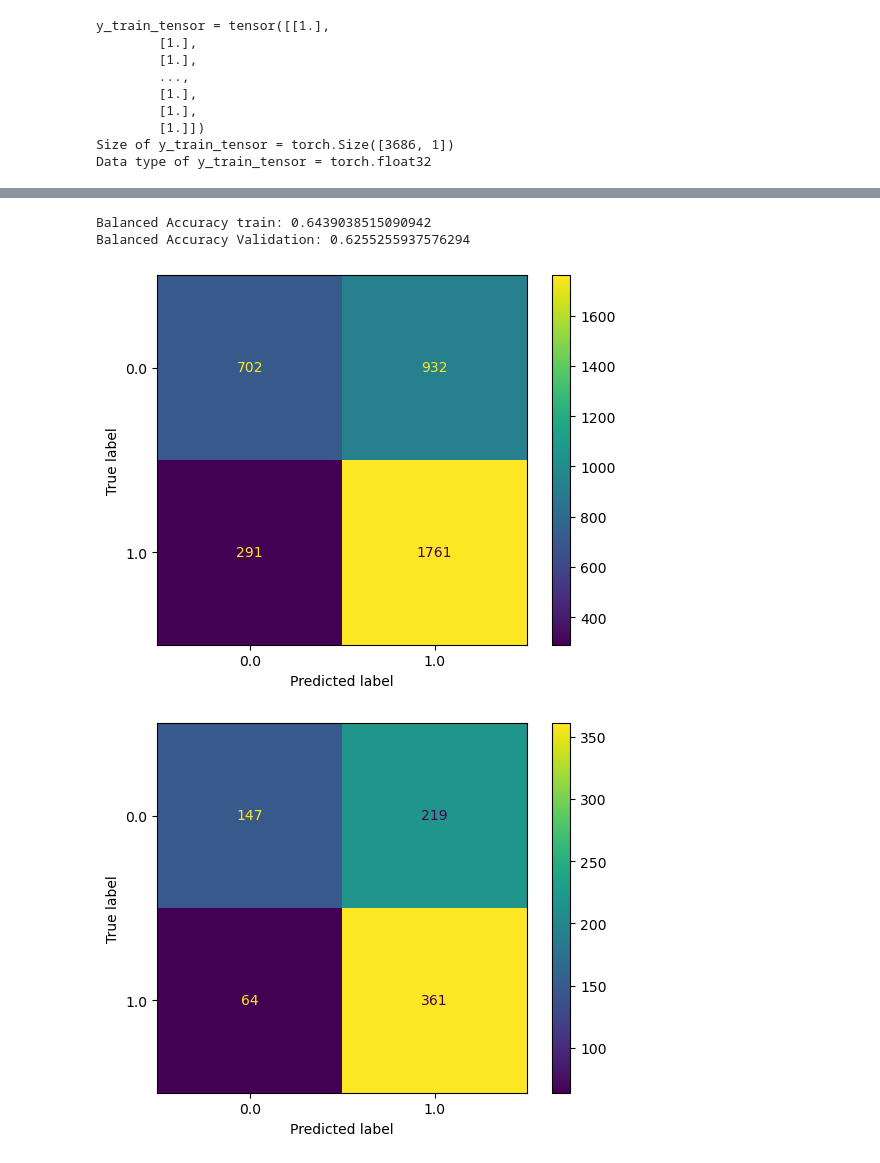
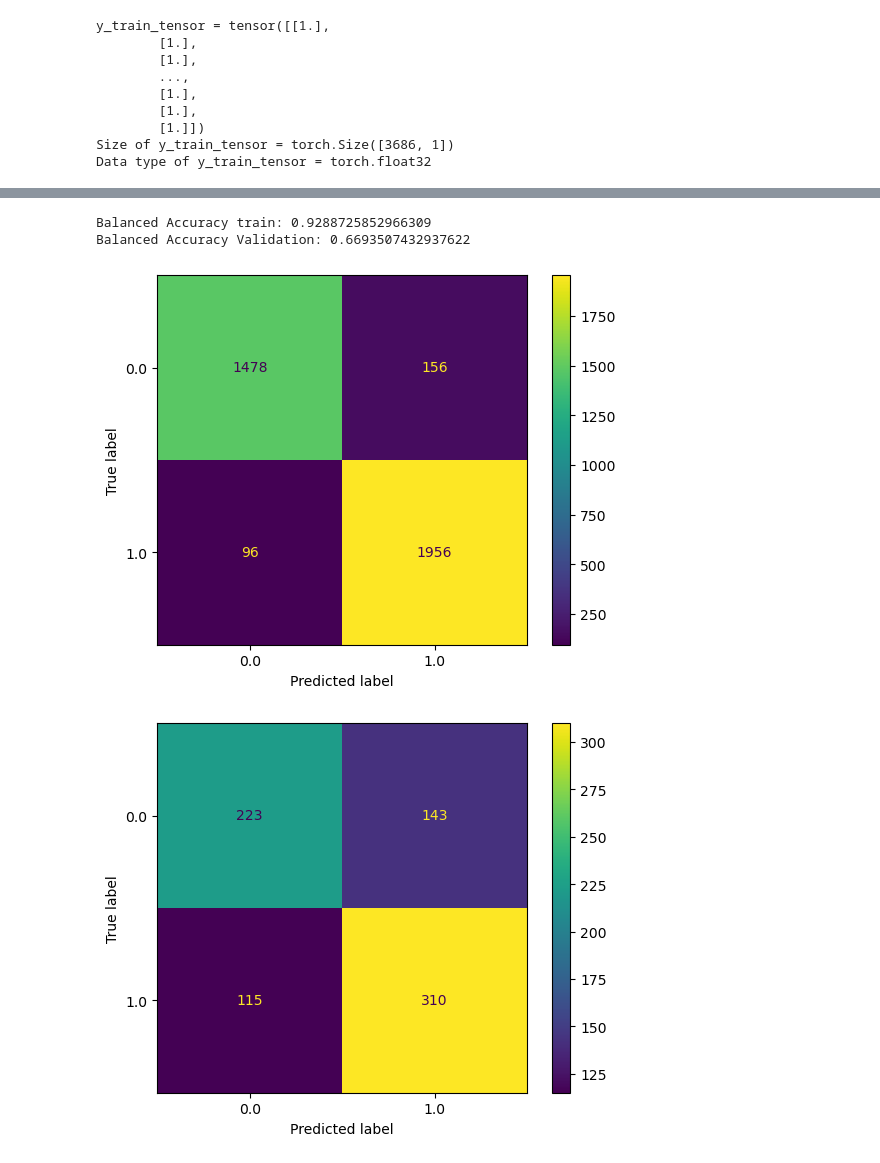
Before and after one commit to dx21006/ML_Tox21_Assessment, a Jupyter notebook: no_nontoxic_nans/2_Deep_NN/Deep_NN_Morgan_fingerprints retry.ipynb, the cells around one changed output, grey strips where cells are left out. Drawn from its saved outputs; the diff is of its cells as text; code cells hidden in the pictures.

```diff
--- a/no_nontoxic_nans/2_Deep_NN/Deep_NN_Morgan_fingerprints retry.ipynb
+++ b/no_nontoxic_nans/2_Deep_NN/Deep_NN_Morgan_fingerprints retry.ipynb
@@ -216,7 +202,7 @@ network.train()
 criterion = nn.CrossEntropyLoss()
 optimizer = torch.optim.SGD(network.parameters(), lr=0.1)
 
-num_epochs = int(1000)
+num_epochs = int(100)
 
 for epoch in range(1,num_epochs+1):
     running_loss = 0.0
@@ -313,51 +299,52 @@ def optimise_epochs(net_param, learning_rate, trainloader, x_train_tensor, y_tra
 from sklearn.metrics import confusion_matrix
 from sklearn.metrics import ConfusionMatrixDisplay
 def test_SGD(network, learning_rate, best_epochs, trainloader, x_train_tensor, y_train_tensor, x_val_tensor, y_val_tensor):
+    torch.manual_seed(0)
     network.train()
     criterion = nn.CrossEntropyLoss()
     optimizer = torch.optim.SGD(network.parameters(), lr=learning_rate)
 
     num_epochs = best_epochs
-    for epoch n range (1,num_epochs+1:):
+    for epoch in range (1,num_epochs+1):
         running_loss = 0.0
         for i, data in enumerate(trainloader):
-            inputs, liabels = data
+            inputs, labels = data
             labels = labels.squeeze()
             optimizer.zero_grad()
             outputs = network(inputs)
             loss = criterion(outputs, labels.long())
             loss.backward()
             optimizer.step()
             running_loss += loss.item()
 
         avg_train_loss = running_loss / len(trainloader)
 
     network.eval()
     with torch.no_grad():  # stops gradient tracking
         y_train_logits = network(x_train_tensor).detach()
         y_train_pred = torch.argmax(y_train_logits, dim=1)
         y_val_logits = network(x_val_tensor).detach()
         y_val_pred = torch.argmax(y_val_logits, dim=1)
     y_train_tensor_squeeze = y_train_tensor.squeeze()#hopefully this will make the y_train_tensor the correct shape.
     y_val_tensor_squeeze = y_val_tensor.squeeze()
     ConfusionMatrixDisplay.from_predictions(y_train_tensor, y_train_pred)
     ConfusionMatrixDisplay.from_predictions(y_val_tensor, y_val_pred)
 
     macro_recall = Recall(task='multiclass', num_classes=2, average='macro')
 
     network_train_bacc = macro_recall(y_train_pred, y_train_tensor_squeeze)
     print('Balanced Accuracy train:',float(network_train_bacc))
 
     network_val_bacc = macro_recall(y_val_pred, y_val_tensor_squeeze)
     print('Balanced Accuracy Validation:',float(network_val_bacc))
 
 net_SGD_optimised = DNN()
 test_SGD(net_SGD_optimised, 0.9, 75, trainloader, X_train_tensor, y_train_tensor, X_val_tensor, y_val_tensor)
 # %% [output]
-Balanced Accuracy train: 0.6439038515090942
-Balanced Accuracy Validation: 0.6255255937576294
+Balanced Accuracy train: 0.9288725852966309
+Balanced Accuracy Validation: 0.6693507432937622
-[figure, old version]
+[figure, new version]
-[figure, old version]
+[figure, new version]
 # %%
 y_train_tensor = y_train_tensor.squeeze()
 y_val_tensor = y_val_tensor.squeeze()
```
Also changed, not shown: parts of 11 cells of this notebook.
